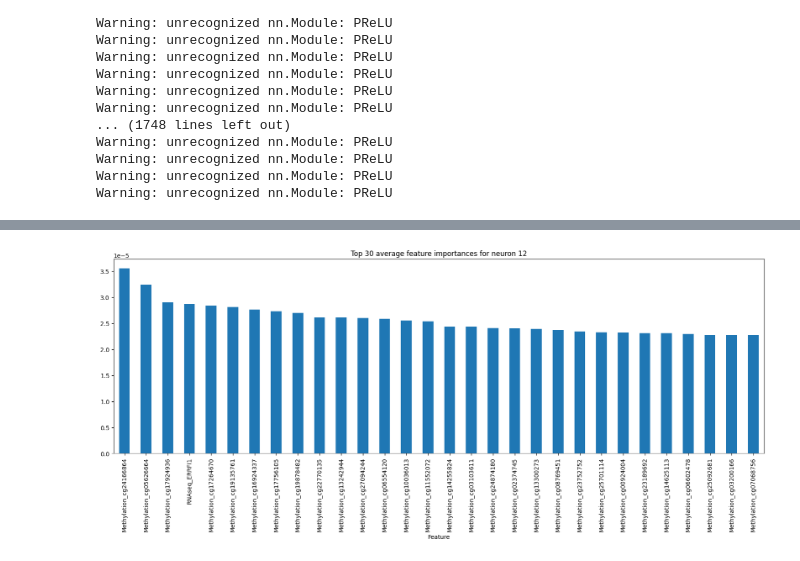
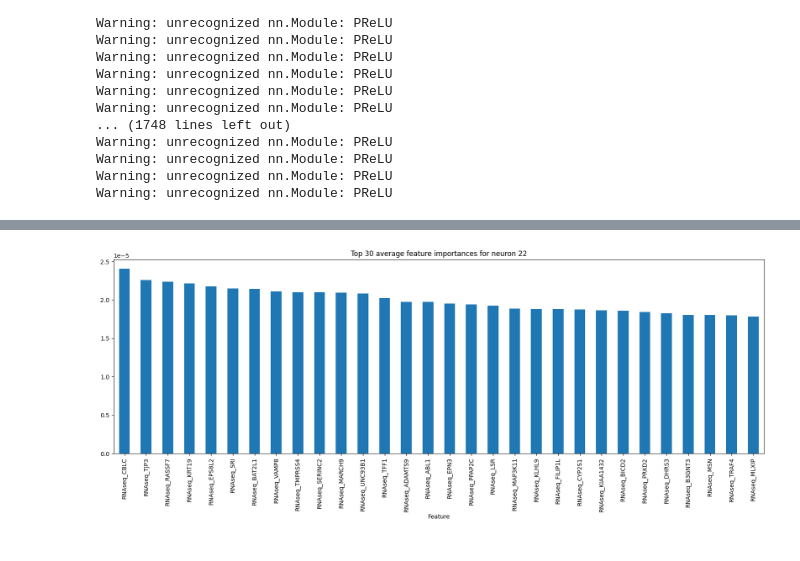
Before and after one commit to albertolzs/edc_mo_pdac, a Jupyter notebook: src/explainability.ipynb, the cells around one changed output, grey strips where cells are left out. Drawn from its saved outputs; the diff is of its cells as text; code cells hidden in the pictures.

Commit message:
Save model

```diff
--- a/src/explainability.ipynb
+++ b/src/explainability.ipynb
@@ -101,15 +106,6 @@ transformed_X.shape (147, 10240)
 | TCGA-2J-AABE | -0.211745 | -0.698987 | 0.046295 | -0.167821 | 0.721762 | -0.584655 | -0.515060 | 0.903657 | -0.765430 | -1.021597 | ... | ... |
 5 rows × 10240 columns
 # %%
-batch_size = int(best_trial["user_attrs_batch_size"])
-full_data = MultiViewDataset(Xs=transformed_Xs)
-full_dataloader = DataLoader(dataset=full_data, batch_size=batch_size, shuffle=True)
-with isolate_rng():
-    total_results = Optimization().training(n_clusters = optimization_study.best_params["n_clusters"], latent_space=optimization_study.best_params["latent_space"],
-                                            in_channels_list = eval(best_trial["user_attrs_num_features"]),
-                                            hidden_channels_list = [view_hidden[1:] for view_hidden in eval(best_trial["user_attrs_num_units"])],
-                                            train_dataloader = full_dataloader, val_dataloader = full_dataloader, test_dataloader = full_dataloader,
-                                            n_epochs = optimization_study.best_params["n_epochs"],
-                                            log_every_n_steps = np.ceil(len(full_data) / batch_size).astype(int),
-                                            lambda_coeff = optimization_study.best_params["lambda_coeff"])
-model = total_results["model"]
+model_path = os.path.join("outputs", "models", "model.pt")
+model = torch.load(model_path)
+model = model.eval()
@@ -262,6 +271,6 @@ plot_feature_importance(features=features, top_n= 30, values= neuron_cond_vals,
 # %%
-neuron_selector = sorted_neurons[3]
+neuron_selector = sorted_neurons[2]
 neuron_cond_vals = neuron_cond.attribute(inputs = inputs, baselines=baselines, target = target, neuron_selector= neuron_selector)
 plot_feature_importance(features=features, top_n= 30, values= neuron_cond_vals, neuron_selector= neuron_selector, figsize= (20,6))
 # %% [output]
-[figure, old version]
+[figure, new version]
```
Also changed, not shown: parts of 15 cells of this notebook.
